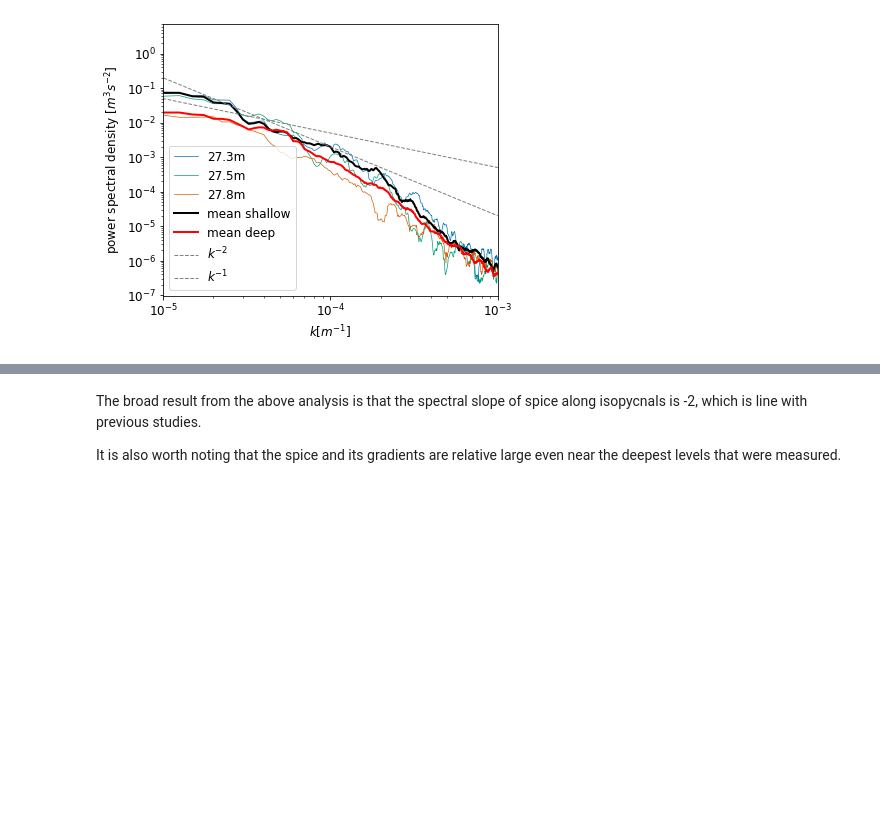
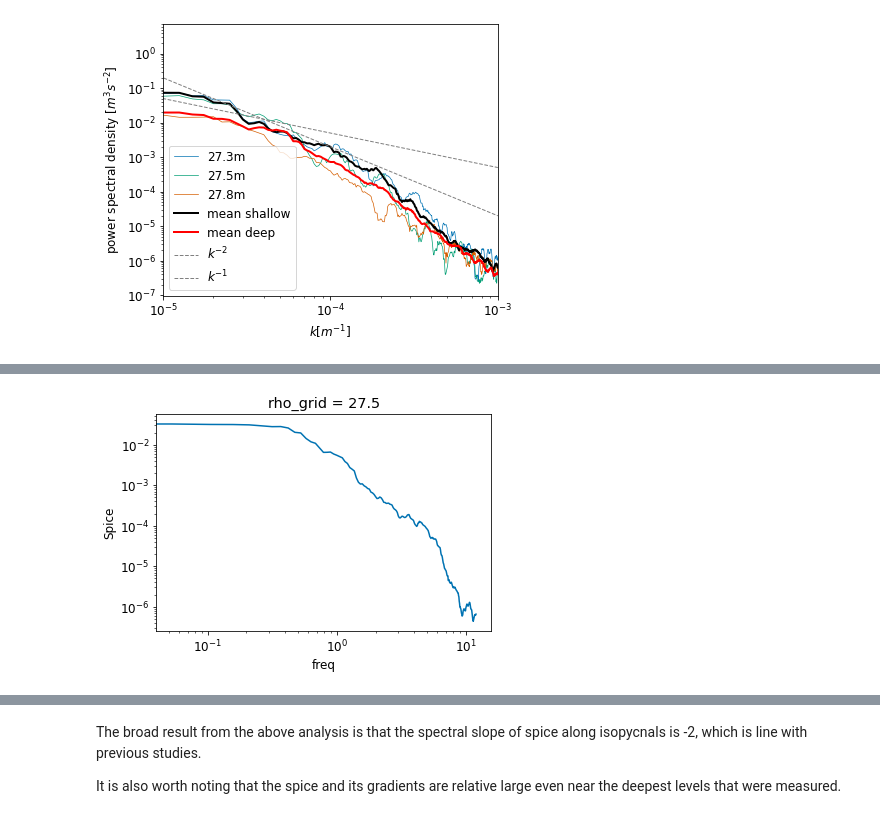
Before and after one commit to dhruvbalwada/sogos, a Jupyter notebook: notebooks/notebooks_variability_paper/along_isopycnal_spice_spectral_analysis_v2.ipynb, the cells around one changed output, grey strips where cells are left out. Drawn from its saved outputs; the diff is of its cells as text; code cells hidden in the pictures; blank space fills up the shorter version.

```diff
--- a/notebooks/notebooks_variability_paper/along_isopycnal_spice_spectral_analysis_v2.ipynb
+++ b/notebooks/notebooks_variability_paper/along_isopycnal_spice_spectral_analysis_v2.ipynb
@@ -496,0 +542,42 @@ plt.xlim([1/100e3, 1/1e3])
+# %%
+def mtm_psd_freq(ds, var):
+    NW=10 # fix this based on testing done prior
+    da = ds[var] - ds[var].mean('days') # remove a time mean
+
+    n=0 # counter to make sure that xarray is initialized when first calc is done
+    for i in range(len(da.rho_grid)):
+
+        data = da.isel(rho_grid=i)
+
+        if len(data.where(np.isnan(data), drop=True))==0:
+
+            mtm_obj = spectrum.MultiTapering(data.values,
+                              NW=NW, k = int(np.floor(2*NW)-1), method='adapt',
+                              NFFT = len(data), sampling=1/3600)
+            mtm_obj.run()
+            #plt.plot(mtm_obj.frequencies(), mtm_obj.psd, label=NW)
+
+            da_var_freq_temp = xr.DataArray(mtm_obj.psd,
+                                            dims=['freq'],
+                                            coords={'freq': 24*3600*np.array(mtm_obj.frequencies()), # convert to per day
+                                                    'rho_grid': data.rho_grid}).rename(var)
+
+            if n==0:
+                da_var_freq = da_var_freq_temp
+                n=n+1
+            else:
+                da_var_freq = xr.concat([da_var_freq, da_var_freq_temp], dim='rho_grid')
+
+    return da_var_freq
+# %%
+ds_660_freq_sec = xr.merge([mtm_psd_freq(ds_660_time_sec, 'Spice')])
+# %%
+ds_659_freq_sec = xr.merge([mtm_psd_freq(ds_659_time_sec, 'Spice')])
+# %%
+ds_mean_freq_sec = 0.5*(ds_659_freq_sec + ds_660_freq_sec)
+# %%
+ds_mean_freq_sec.Spice.sel(rho_grid=27.5).plot()
+plt.xscale('log')
+plt.yscale('log')
+# %% [output]
+[figure, added]
```
Also changed, not shown: parts of 10 cells of this notebook.
